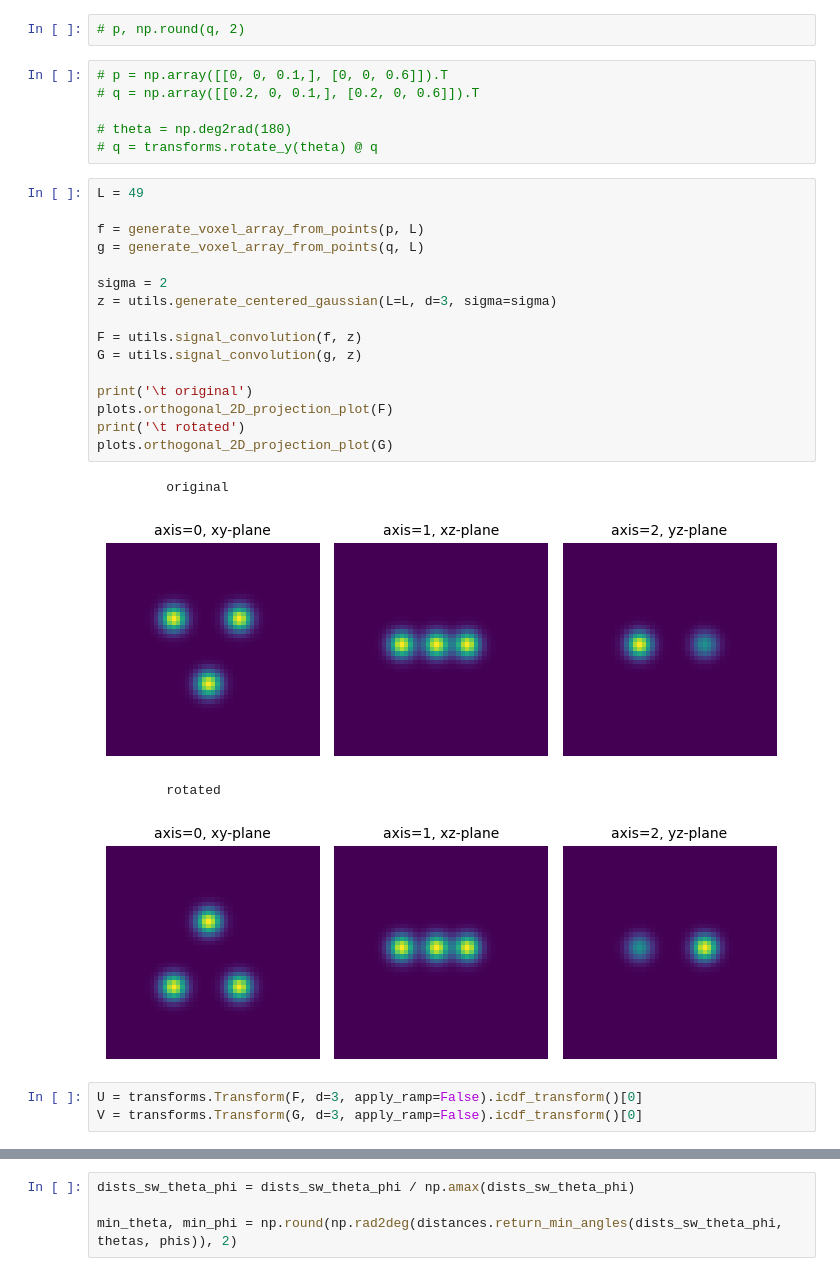
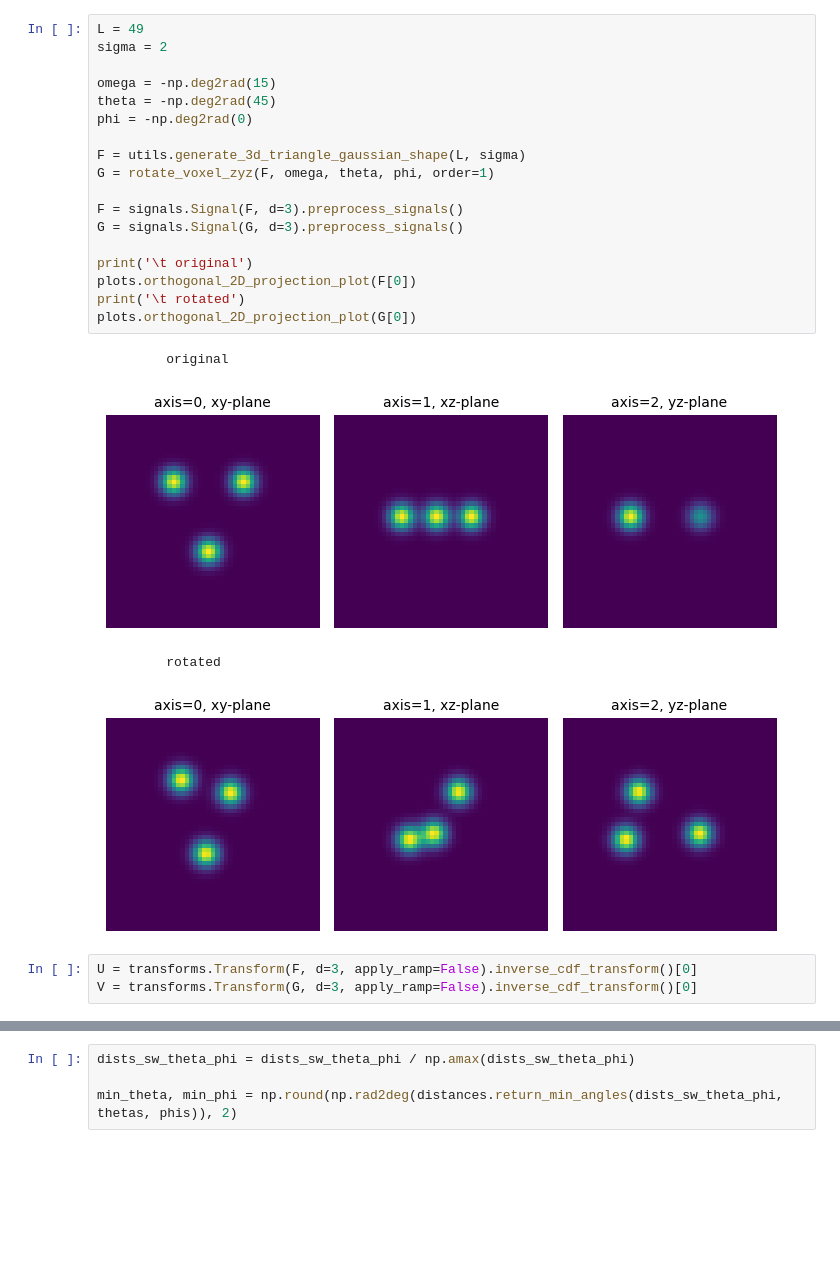
Before and after one commit to EricVerbeke/fast_volume_alignment_ot, a Jupyter notebook: Rotation_test.ipynb, the cells around one changed output, grey strips where cells are left out. Cells and saved outputs as stored; diff of their text form; blank space fills up the shorter version.

```diff
--- a/Rotation_test.ipynb
+++ b/Rotation_test.ipynb
@@ -67,33 +118,27 @@ q = R @ p
-# %%
-# p, np.round(q, 2)
-# %%
-# p = np.array([[0, 0, 0.1,], [0, 0, 0.6]]).T
-# q = np.array([[0.2, 0, 0.1,], [0.2, 0, 0.6]]).T
-
-# theta = np.deg2rad(180)
-# q = transforms.rotate_y(theta) @ q
-# %%
-L = 49
-
-f = generate_voxel_array_from_points(p, L)
-g = generate_voxel_array_from_points(q, L)
-
-sigma = 2
-z = utils.generate_centered_gaussian(L=L, d=3, sigma=sigma)
-
-F = utils.signal_convolution(f, z)
-G = utils.signal_convolution(g, z)
-
-print('\t original')
-plots.orthogonal_2D_projection_plot(F)
-print('\t rotated')
-plots.orthogonal_2D_projection_plot(G)
-# %% [output]
-         original
-[figure, removed]
-         rotated
-[figure, removed]
+# %%
+L = 49
+sigma = 2
+
+omega = -np.deg2rad(15)
+theta = -np.deg2rad(45)
+phi = -np.deg2rad(0)
+
+F = utils.generate_3d_triangle_gaussian_shape(L, sigma)
+G = rotate_voxel_zyz(F, omega, theta, phi, order=1)
+
+F = signals.Signal(F, d=3).preprocess_signals()
+G = signals.Signal(G, d=3).preprocess_signals()
+
+print('\t original')
+plots.orthogonal_2D_projection_plot(F[0])
+print('\t rotated')
+plots.orthogonal_2D_projection_plot(G[0])
+# %% [output]
+         original
+[figure, added]
+         rotated
+[figure, added]
 # %%
-U = transforms.Transform(F, d=3, apply_ramp=False).icdf_transform()[0]
-V = transforms.Transform(G, d=3, apply_ramp=False).icdf_transform()[0]
+U = transforms.Transform(F, d=3, apply_ramp=False).inverse_cdf_transform()[0]
+V = transforms.Transform(G, d=3, apply_ramp=False).inverse_cdf_transform()[0]
 # %%
```
Also changed, not shown: parts of 13 cells of this notebook, 13 other files.
